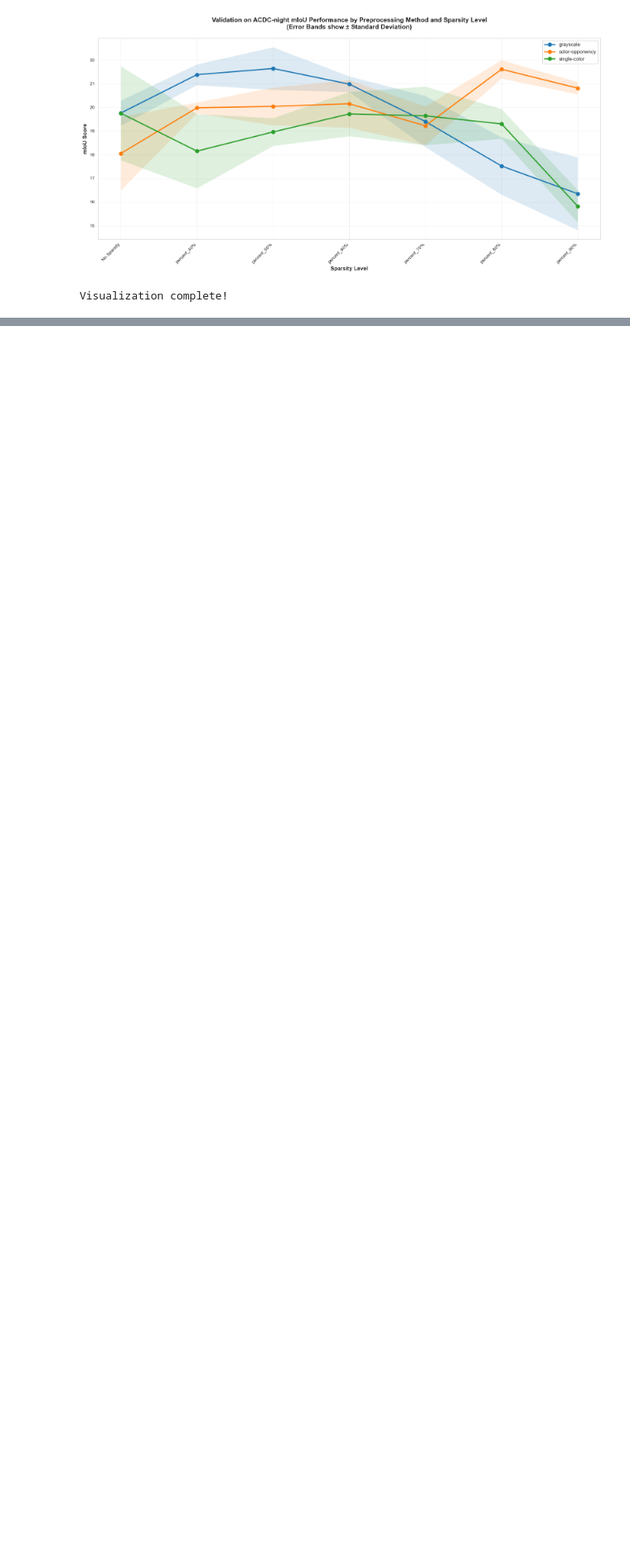
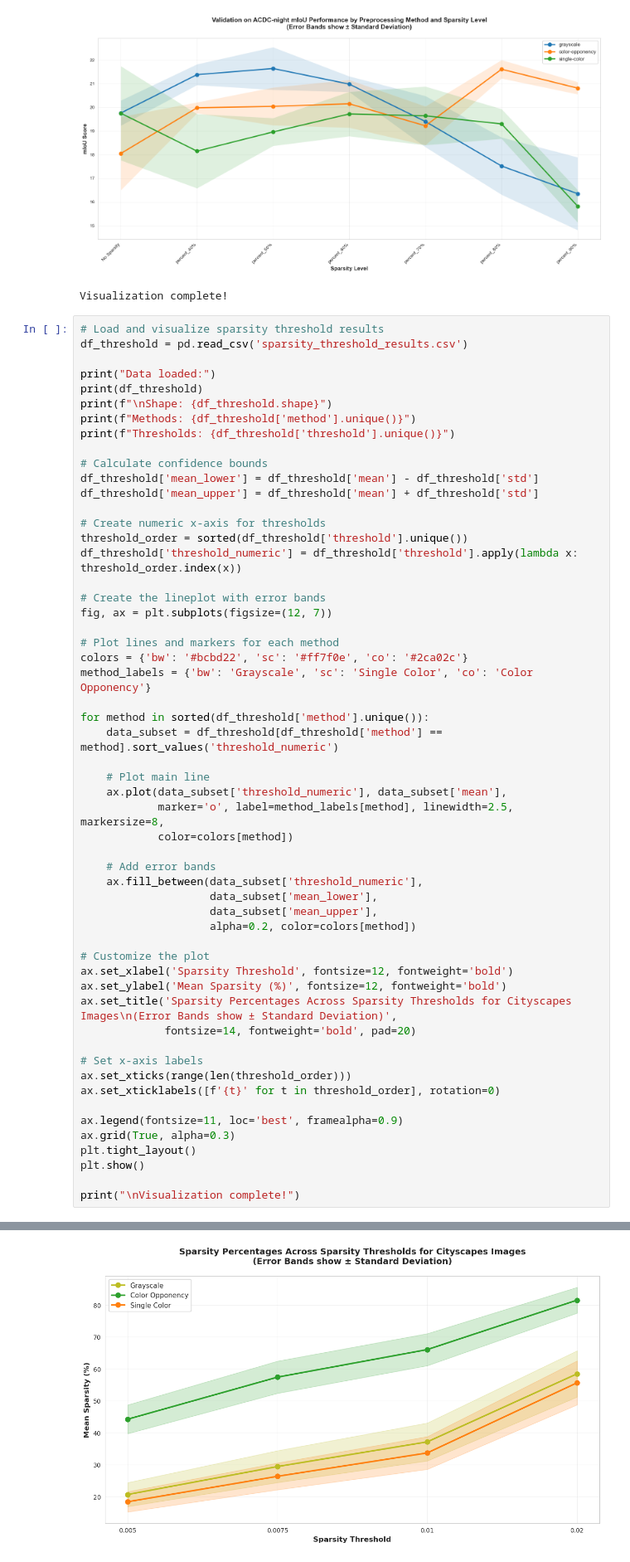
Before and after one commit to LiaNimmermann/Visualization-Notebooks, a Jupyter notebook: Data-Visualization/seaborn.ipynb, the cells around one changed output, grey strips where cells are left out. Shown at 83% size. Saved outputs shown, nothing was run; the diff lists cells and outputs as text; blank space fills up the shorter version.

Commit message:
PDF Plots

```diff
--- a/Data-Visualization/seaborn.ipynb
+++ b/Data-Visualization/seaborn.ipynb
@@ -124,3 +124,59 @@ print("Visualization complete!")
 # %% [output]
 [figure]
 Visualization complete!
+# %%
+# Load and visualize sparsity threshold results
+df_threshold = pd.read_csv('sparsity_threshold_results.csv')
+
+print("Data loaded:")
+print(df_threshold)
+print(f"\nShape: {df_threshold.shape}")
+print(f"Methods: {df_threshold['method'].unique()}")
+print(f"Thresholds: {df_threshold['threshold'].unique()}")
+
+# Calculate confidence bounds
+df_threshold['mean_lower'] = df_threshold['mean'] - df_threshold['std']
+df_threshold['mean_upper'] = df_threshold['mean'] + df_threshold['std']
+
+# Create numeric x-axis for thresholds
+threshold_order = sorted(df_threshold['threshold'].unique())
+df_threshold['threshold_numeric'] = df_threshold['threshold'].apply(lambda x: threshold_order.index(x))
+
+# Create the lineplot with error bands
+fig, ax = plt.subplots(figsize=(12, 7))
+
+# Plot lines and markers for each method
+colors = {'bw': '#bcbd22', 'sc': '#ff7f0e', 'co': '#2ca02c'}
+method_labels = {'bw': 'Grayscale', 'sc': 'Single Color', 'co': 'Color Opponency'}
+
+for method in sorted(df_threshold['method'].unique()):
+    data_subset = df_threshold[df_threshold['method'] == method].sort_values('threshold_numeric')
+
+    # Plot main line
+    ax.plot(data_subset['threshold_numeric'], data_subset['mean'],
+            marker='o', label=method_labels[method], linewidth=2.5, markersize=8,
+            color=colors[method])
+
+    # Add error bands
+    ax.fill_between(data_subset['threshold_numeric'],
+                    data_subset['mean_lower'],
+                    data_subset['mean_upper'],
+                    alpha=0.2, color=colors[method])
+
+# Customize the plot
+ax.set_xlabel('Sparsity Threshold', fontsize=12, fontweight='bold')
+ax.set_ylabel('Mean Sparsity (%)', fontsize=12, fontweight='bold')
+ax.set_title('Sparsity Percentages Across Sparsity Thresholds for Cityscapes Images\n(Error Bands show ± Standard Deviation)',
+             fontsize=14, fontweight='bold', pad=20)
+
+# Set x-axis labels
+ax.set_xticks(range(len(threshold_order)))
+ax.set_xticklabels([f'{t}' for t in threshold_order], rotation=0)
+
+ax.legend(fontsize=11, loc='best', framealpha=0.9)
+ax.grid(True, alpha=0.3)
+plt.tight_layout()
+plt.show()
+
+print("\nVisualization complete!")
+# %% [output]
@@ -126,0 +201 @@ Visualization complete!
+[figure, added]
```
Also changed, not shown: parts of 1 cell of this notebook, 11 other files.
